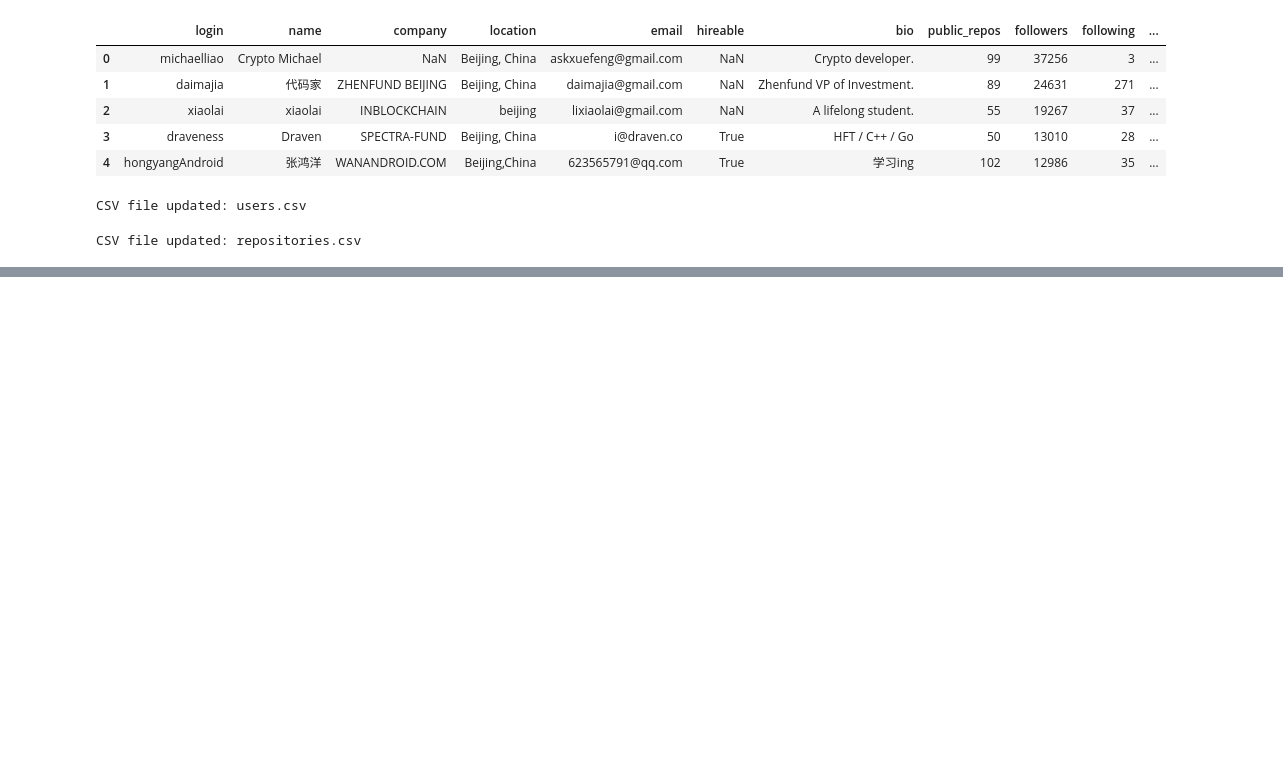
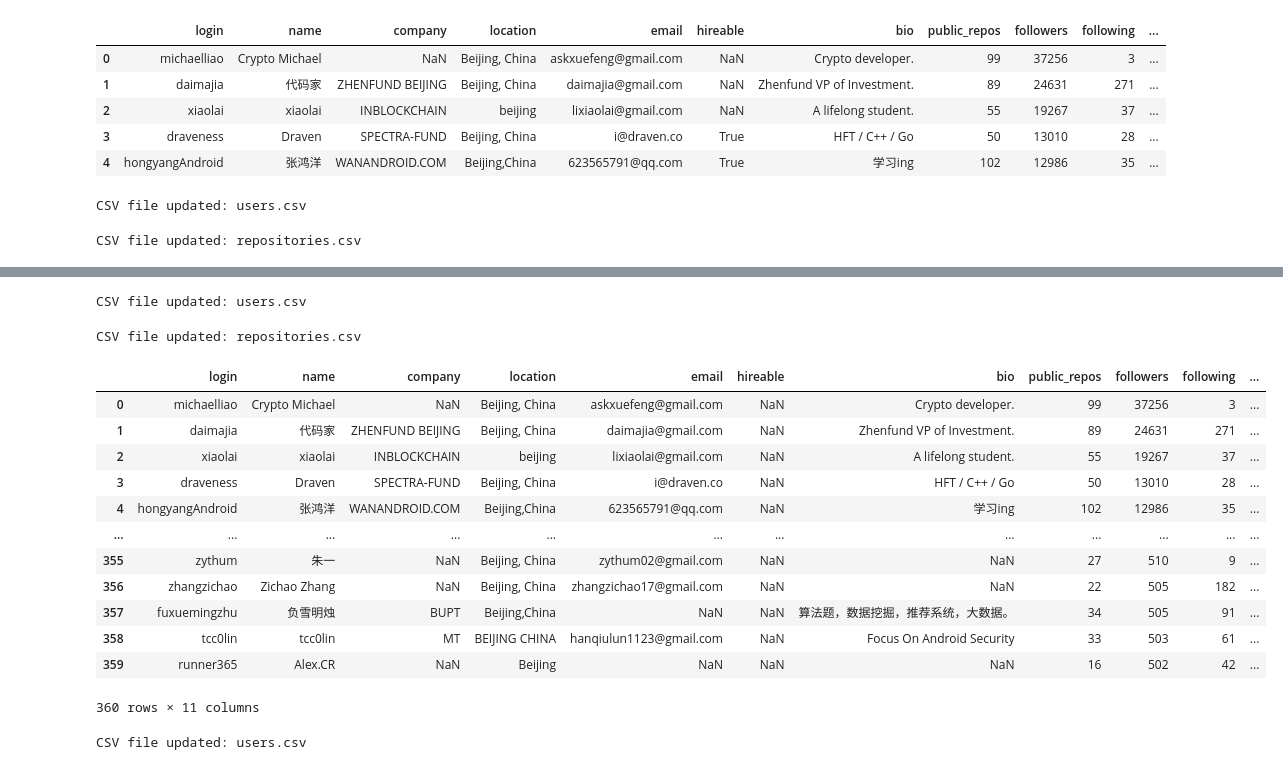
Before and after one commit to Prajwalit-Tiwari/TDS_Project1, a Jupyter notebook: main.ipynb, the cells around one changed output, grey strips where cells are left out. Drawn from its saved outputs; the diff is of its cells as text; code cells hidden in the pictures; blank space fills up the shorter version.

```diff
--- a/main.ipynb
+++ b/main.ipynb
@@ -1277,0 +1330,14 @@ CSV file updated: repositories.csv
+# %%
+import pandas as pd
+
+# Read the existing CSV without automatic type conversion
+df = pd.read_csv('users.csv', dtype={'hireable': str})
+
+# Apply the modifications
+df['hireable'] = df['hireable'].apply(lambda x: 'true' if x == 'True' else 'false' if x == 'False' else 'null')
+
+# Save the modifications back to the same file
+df.to_csv('users.csv', index=False)
+print("CSV file updated: users.csv")
+# %% [output]
+CSV file updated: users.csv
@@ -1277,0 +1353,49 @@ CSV file updated: repositories.csv
+# %%
+import pandas as pd
+
+# Specify the columns to modify
+columns_to_modify = ['has_wiki', 'has_projects']
+
+# Read the existing CSV
+df = pd.read_csv('repositories.csv', dtype={col: str for col in columns_to_modify})
+
+# Apply the modifications to each specified column
+for col in columns_to_modify:
+    df[col] = df[col].apply(lambda x: 'true' if x == 'True' else 'false' if x == 'False' else 'null')
+
+# Save the modifications back to the same file
+df.to_csv('repositories.csv', index=False)
+print("CSV file updated: repositories.csv")
+# %% [output]
+CSV file updated: repositories.csv
+# %%
+df = pd.read_csv('users.csv')
+df
+# %% [output]
+|  | login | name | company | location | email | hireable | bio | public_repos | followers | following | ... |
+| 0 | michaelliao | Crypto Michael | NaN | Beijing, China | askxuefeng@gmail.com | NaN | Crypto developer. | 99 | 37256 | 3 | ... |
+| 1 | daimajia | 代码家 | ZHENFUND BEIJING | Beijing, China | daimajia@gmail.com | NaN | Zhenfund VP of Investment. | 89 | 24631 | 271 | ... |
+| 2 | xiaolai | xiaolai | INBLOCKCHAIN | beijing | lixiaolai@gmail.com | NaN | A lifelong student. | 55 | 19267 | 37 | ... |
+| 3 | draveness | Draven | SPECTRA-FUND | Beijing, China | i@draven.co | NaN | HFT / C++ / Go | 50 | 13010 | 28 | ... |
+| 4 | hongyangAndroid | 张鸿洋 | WANANDROID.COM | Beijing,China | 623565791@qq.com | NaN | 学习ing | 102 | 12986 | 35 | ... |
+| ... | ... | ... | ... | ... | ... | ... | ... | ... | ... | ... | ... |
+| 355 | zythum | 朱一 | NaN | Beijing, China | zythum02@gmail.com | NaN | NaN | 27 | 510 | 9 | ... |
+| 356 | zhangzichao | Zichao Zhang | NaN | Beijing, China | zhangzichao17@gmail.com | NaN | NaN | 22 | 505 | 182 | ... |
+| 357 | fuxuemingzhu | 负雪明烛 | BUPT | Beijing,China | NaN | NaN | 算法题，数据挖掘，推荐系统，大数据。 | 34 | 505 | 91 | ... |
+| 358 | tcc0lin | tcc0lin | MT | BEIJING CHINA | hanqiulun1123@gmail.com | NaN | Focus On Android Security | 33 | 503 | 61 | ... |
+| 359 | runner365 | Alex.CR | NaN | Beijing | NaN | NaN | NaN | 16 | 502 | 42 | ... |
+360 rows × 11 columns
+# %%
+import pandas as pd
+
+# Read the existing CSV
+df = pd.read_csv('users.csv')
+
+# Apply the modifications to all columns
+df = df.map(lambda x: 'true' if x == True else 'false' if x == False else 'null' if pd.isna(x) else x)
+
+# Save the modifications back to the same file
+df.to_csv('users.csv', index=False)
+print("CSV file updated: users.csv")
+# %% [output]
+CSV file updated: users.csv
```
Also changed, not shown: parts of 53 cells of this notebook.
